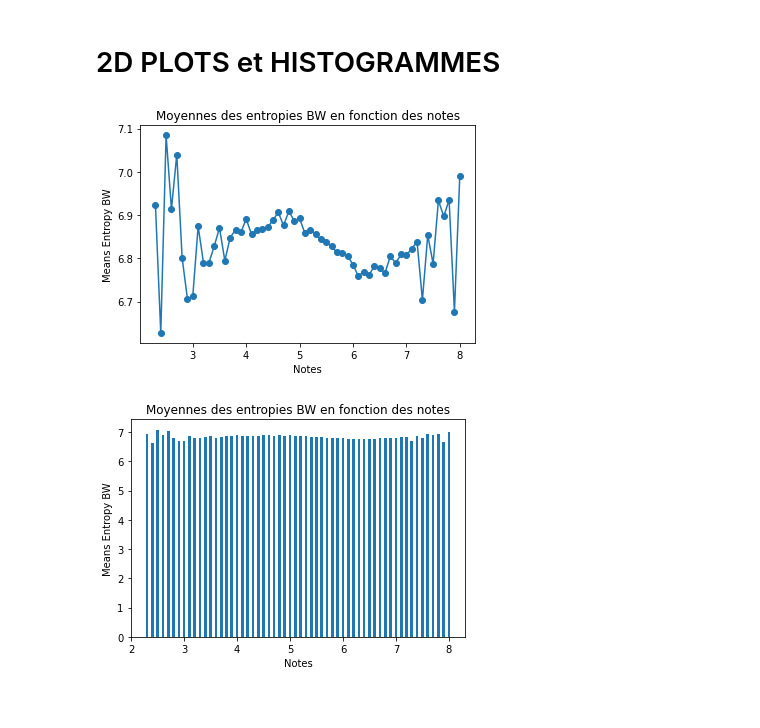
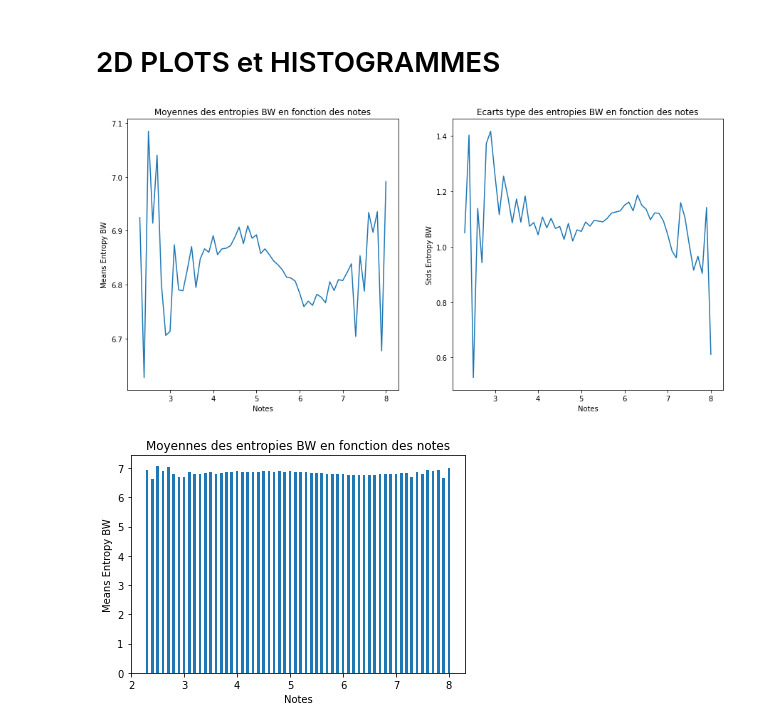
Before and after one commit to JoeBens/Entropy-Project, a Jupyter notebook: PIMA/Rapport.ipynb, the cells around one changed output. Cells and saved outputs as stored; diff of their text form; code cells hidden in the pictures.

```diff
--- a/PIMA/Rapport.ipynb
+++ b/PIMA/Rapport.ipynb
@@ -448,6 +448,9 @@ means_E = []
 means_EBW = []
 means_rapports = []
 rratings = []
+stds_E = []
+stds_EBW = []
+stds_rapports = []
 x = 0
 for r in rounded_ratings:
     indices = np.where(rounded_ratings_alpha == r)
@@ -463,36 +466,59 @@ for r in rounded_ratings:
         rratings.append(r)
 
         mean = s.mean()
-        #print(mean)
+        std = np.std(s)
         means_E.append(mean)
+        stds_E.append(std)
 
         mean = s1.mean()
+        std = np.std(s1)
         means_EBW.append(mean)
+        stds_EBW.append(std)
 
         mean = s2.mean()
+        std = np.std(s2)
         means_rapports.append(mean)
+        stds_rapports.append(std)
+
         x = x+1
 
 rratings = np.array(rratings).flatten()
+
 means_E = np.array(means_E)
 means_E = means_E.flatten()
 means_EBW = np.array(means_EBW)
 means_EBW = means_EBW.flatten()
 means_rapports = np.array(means_rapports)
 means_rapports = means_rapports.flatten()
+
+stds_E = np.array(stds_E)
+stds_E = stds_E.flatten()
+stds_EBW = np.array(stds_EBW)
+stds_EBW = stds_EBW.flatten()
+stds_rapports = np.array(stds_rapports)
+stds_rapports = stds_E.flatten()
 # %% [markdown]
 ##### Réessayons avec les graphes mais maintenant on va prendre les notes dans l'axe des X et les moyennes des entropies / rapports dans l'axe des Y
 # %% [markdown]
 # 2D PLOTS et HISTOGRAMMES
-# %%
-
-plt.plot(rratings, means_EBW, '-o')
-plt.title('Moyennes des entropies BW en fonction des notes')
-plt.xlabel('Notes')
-plt.ylabel('Means Entropy BW')
-plt.show()
-# %% [output]
-[figure, removed]
+# %%
+_, ax = plt.subplots(ncols=2,nrows=1,figsize=(15, 7))
+titles = ['Moyennes des entropies BW en fonction des notes', 'Ecarts type des entropies BW en fonction des notes']
+
+
+ax[0].plot(rratings, means_EBW)
+ax[0].set_title(titles[0])
+ax[0].set_xlabel('Notes')
+ax[0].set_ylabel('Means Entropy BW')
+
+ax[1].plot(rratings, stds_EBW)
+ax[1].set_title(titles[1])
+ax[1].set_xlabel('Notes')
+ax[1].set_ylabel('Stds Entropy BW')
+
+plt.show()
+# %% [output]
+[figure, added]
 # %%
 plt.bar(rratings, means_EBW, width = 0.05)
 plt.title('Moyennes des entropies BW en fonction des notes')
```
Also changed, not shown: parts of 4 cells of this notebook.
